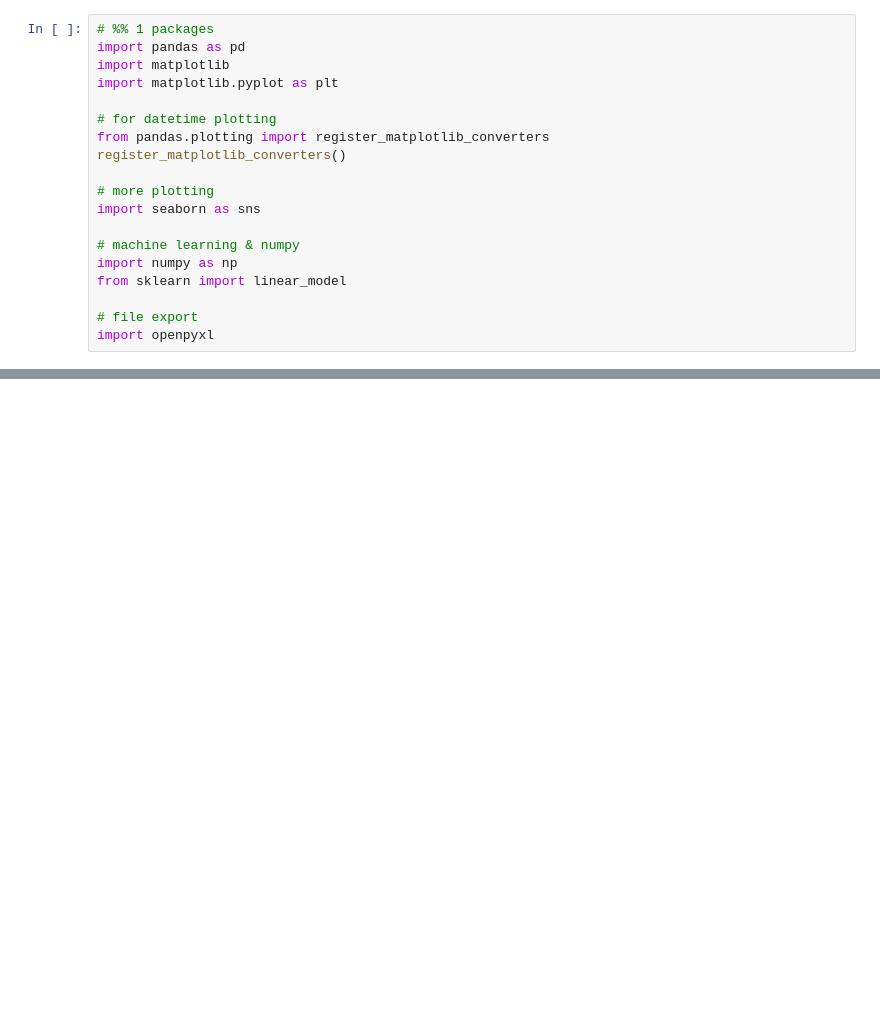
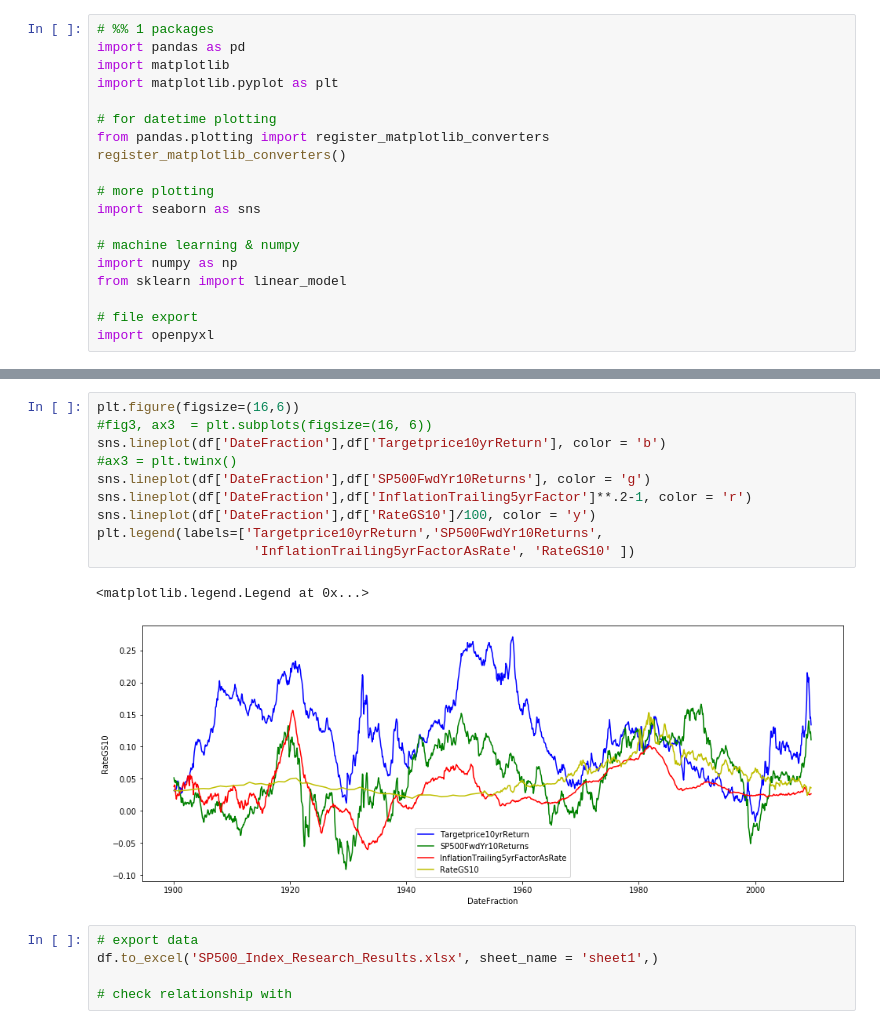
Before and after one commit to sws144/quant-trading, a Jupyter notebook: working/SP500_Index_Research.ipynb, the cells around one changed output, grey strips where cells are left out. Saved outputs shown, nothing was run; the diff lists cells and outputs as text; blank space fills up the shorter version.

```diff
--- a/working/SP500_Index_Research.ipynb
+++ b/working/SP500_Index_Research.ipynb
@@ -59,0 +123,18 @@ dtype: object
+# %%
+plt.figure(figsize=(16,6))
+#fig3, ax3  = plt.subplots(figsize=(16, 6))
+sns.lineplot(df['DateFraction'],df['Targetprice10yrReturn'], color = 'b')
+#ax3 = plt.twinx()
+sns.lineplot(df['DateFraction'],df['SP500FwdYr10Returns'], color = 'g')
+sns.lineplot(df['DateFraction'],df['InflationTrailing5yrFactor']**.2-1, color = 'r')
+sns.lineplot(df['DateFraction'],df['RateGS10']/100, color = 'y')
+plt.legend(labels=['Targetprice10yrReturn','SP500FwdYr10Returns',
+                    'InflationTrailing5yrFactorAsRate', 'RateGS10' ])
+# %% [output]
+<matplotlib.legend.Legend at 0x...>
+[figure, added]
+# %%
+# export data
+df.to_excel('SP500_Index_Research_Results.xlsx', sheet_name = 'sheet1',)
+
+# check relationship with
```
Also changed, not shown: parts of 7 cells of this notebook, 1 other file.
